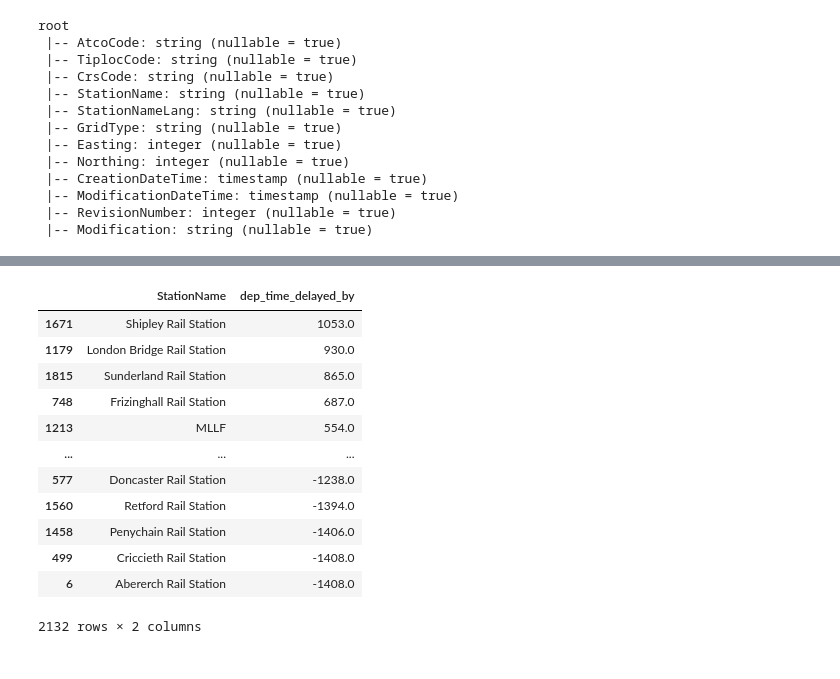
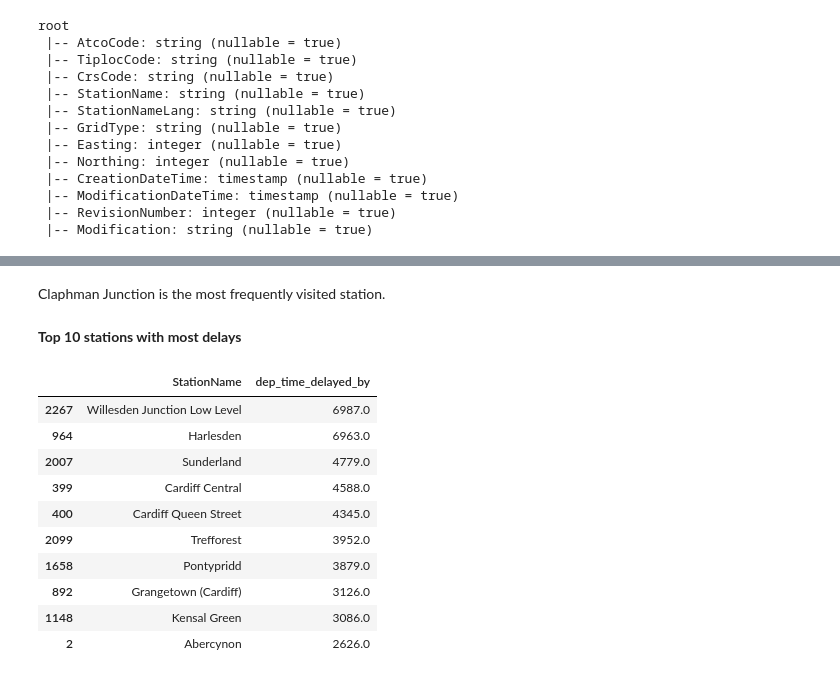
Before and after one commit to RSample12/Rail-Data-Final-Project, a Jupyter notebook: spark/jovyan/jovyan/rail_data_eda.ipynb, the cells around one changed output, grey strips where cells are left out. Cells and saved outputs as stored; diff of their text form; code cells hidden in the pictures.

```diff
--- a/spark/jovyan/jovyan/rail_data_eda.ipynb
+++ b/spark/jovyan/jovyan/rail_data_eda.ipynb
@@ -261,0 +292,13 @@ pandas_df = merged_df.toPandas()
+# %%
+# Define the transformer for converting BNG to WGS84
+from pyproj import Transformer
+
+transformer = Transformer.from_crs("epsg:27700", "epsg:4326")
+# %%
+# Convert Easting & Northing to latitude & longitude
+def convert_to_latlon(easting, northing):
+    longitude, latitude = transformer.transform(easting, northing)
+    return longitude, latitude
+# %%
+# Convert easting/northing to lat/lon and store in DataFrame
+pandas_df[['Latitude', 'Longitude']] = pandas_df.apply(lambda row: pd.Series(convert_to_latlon(row['Easting'], row['Northing'])), axis=1)
@@ -261,0 +329,22 @@ pandas_df = merged_df.toPandas()
+# %%
+# Region boundaries
+northern = 54.5  # Approx. above Yorkshire
+southern = 51.0  # Approx. below London
+eastern = -0.5   # East of the Prime Meridian
+western = -3.0   # West of the Prime Meridian
+
+# Function to categorize regions
+def categorize_region(lat, lon):
+    if lat >= northern:
+        return 'Northern'
+    elif lat < southern:
+        return 'Southern'
+    elif lon >= eastern:
+        return 'Eastern'
+    elif lon < western:
+        return 'Western'
+    else:
+        return 'Central'
+
+# Apply region categorization to DataFrame
+pandas_df['Region'] = pandas_df.apply(lambda row: categorize_region(row['Latitude'], row['Longitude']), axis=1)
@@ -361,18 +559,20 @@ pandas_df['StationName'] = pandas_df['StationName'].fillna(pandas_df['train_plat
+# %% [markdown]
+Claphman Junction is the most frequently visited station.
+# %% [markdown]
+**Top 10 stations with most delays**
 # %%
-result =pandas_df.groupby('StationName')['dep_time_delayed_by'].sum().reset_index()
+result = pandas_df.groupby('StationName')['dep_time_delayed_by'].sum().reset_index()
 result = result.sort_values(by='dep_time_delayed_by', ascending=False)
-result
+result.head(10)
 # %% [output]
 |  | StationName | dep_time_delayed_by |
-| 1671 | Shipley Rail Station | 1053.0 |
-| 1179 | London Bridge Rail Station | 930.0 |
-| 1815 | Sunderland Rail Station | 865.0 |
-| 748 | Frizinghall Rail Station | 687.0 |
-| 1213 | MLLF | 554.0 |
-| ... | ... | ... |
-| 577 | Doncaster Rail Station | -1238.0 |
-| 1560 | Retford Rail Station | -1394.0 |
-| 1458 | Penychain Rail Station | -1406.0 |
-| 499 | Criccieth Rail Station | -1408.0 |
-| 6 | Abererch Rail Station | -1408.0 |
+| 2267 | Willesden Junction Low Level | 6987.0 |
+| 964 | Harlesden | 6963.0 |
+| 2007 | Sunderland | 4779.0 |
+| 399 | Cardiff Central | 4588.0 |
+| 400 | Cardiff Queen Street | 4345.0 |
+| 2099 | Trefforest | 3952.0 |
+| 1658 | Pontypridd | 3879.0 |
+| 892 | Grangetown (Cardiff) | 3126.0 |
+| 1148 | Kensal Green | 3086.0 |
+| 2 | Abercynon | 2626.0 |
-2132 rows × 2 columns
```
Also changed, not shown: parts of 112 cells of this notebook, 5 other files.
